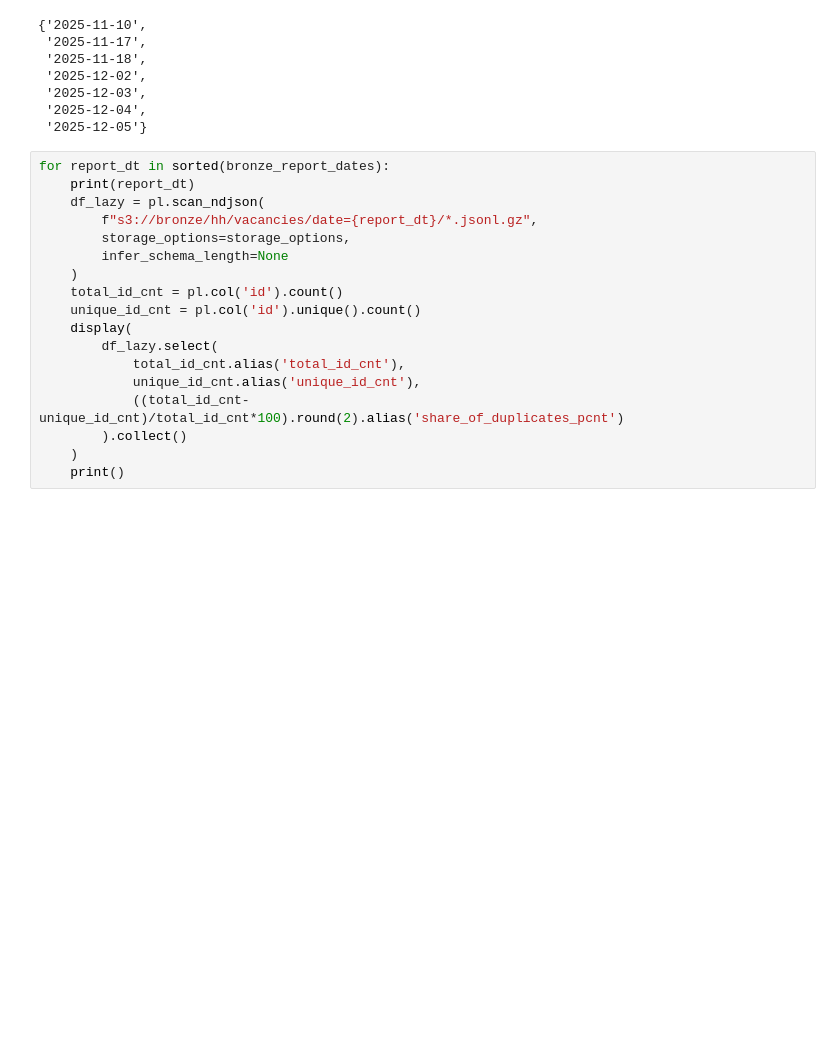
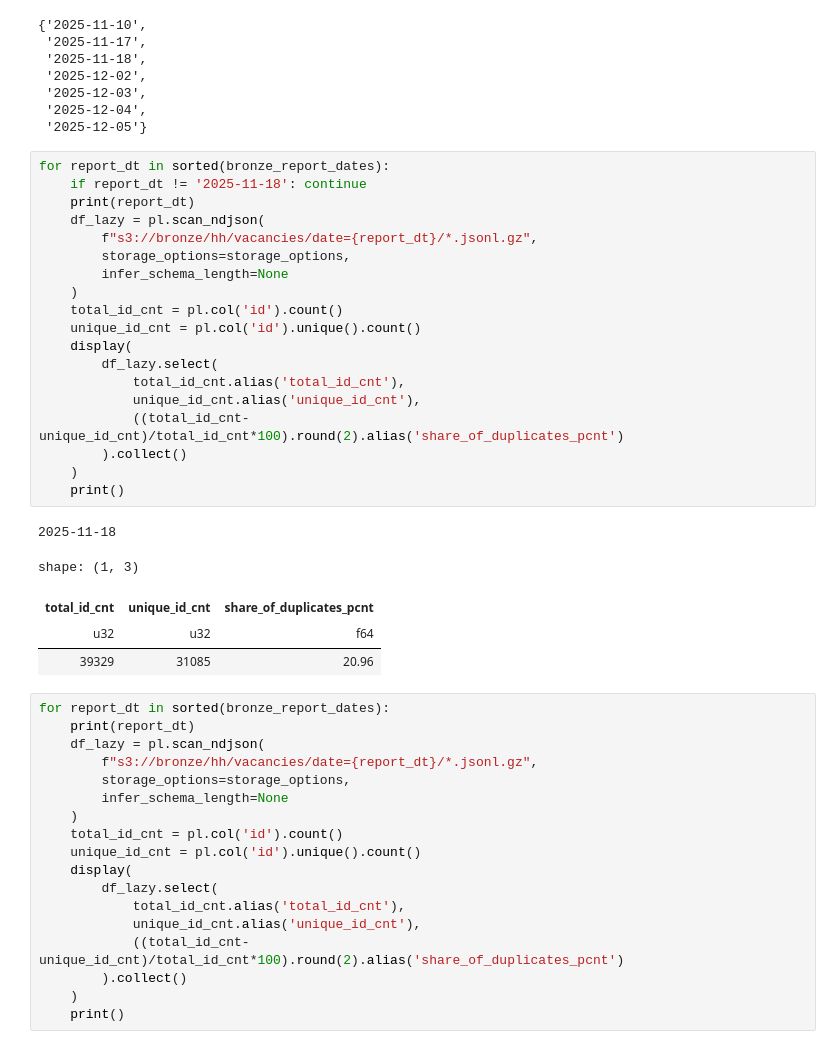
Before and after one commit to lusm554/skill-lens, a Jupyter notebook: airflow/check_bronze_hh_loader_v3.ipynb, the cells around one changed output. Drawn from its saved outputs; the diff is of its cells as text; blank space fills up the shorter version.

Commit message:
vacancy duplicates cause of hhru api returns same id for different time windows

```diff
--- a/airflow/check_bronze_hh_loader_v3.ipynb
+++ b/airflow/check_bronze_hh_loader_v3.ipynb
@@ -61,6 +61,31 @@ bronze_report_dates
  '2025-12-03',
  '2025-12-04',
  '2025-12-05'}
+# %%
+for report_dt in sorted(bronze_report_dates):
+    if report_dt != '2025-11-18': continue
+    print(report_dt)
+    df_lazy = pl.scan_ndjson(
+        f"s3://bronze/hh/vacancies/date={report_dt}/*.jsonl.gz",
+        storage_options=storage_options,
+        infer_schema_length=None
+    )
+    total_id_cnt = pl.col('id').count()
+    unique_id_cnt = pl.col('id').unique().count()
+    display(
+        df_lazy.select(
+            total_id_cnt.alias('total_id_cnt'),
+            unique_id_cnt.alias('unique_id_cnt'),
+            ((total_id_cnt-unique_id_cnt)/total_id_cnt*100).round(2).alias('share_of_duplicates_pcnt')
+        ).collect()
+    )
+    print()
+# %% [output]
+2025-11-18
+shape: (1, 3)
+| total_id_cnt | unique_id_cnt | share_of_duplicates_pcnt |
+| u32 | u32 | f64 |
+| 39329 | 31085 | 20.96 |
 # %%
 for report_dt in sorted(bronze_report_dates):
     print(report_dt)
```
